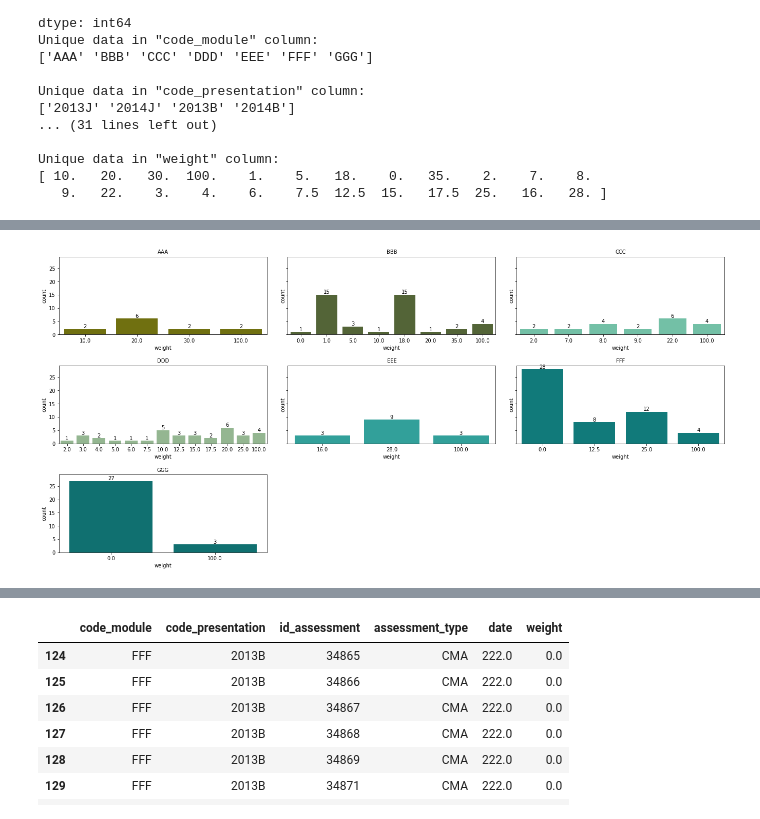
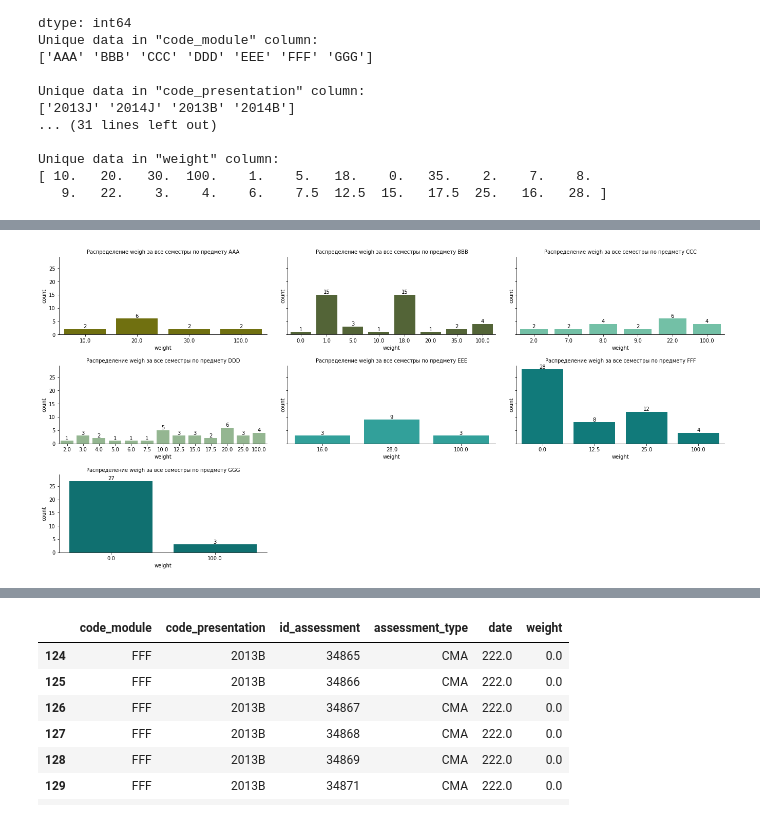
Before and after one commit to RiMGiR/EDA_Project, a Jupyter notebook: First_project.ipynb, the cells around one changed output, grey strips where cells are left out. Drawn from its saved outputs; the diff is of its cells as text; code cells hidden in the pictures.

```diff
--- a/First_project.ipynb
+++ b/First_project.ipynb
@@ -236,31 +279,31 @@ assessment[assessment.weight == 0]
 # %%
 #построим гистограмму по весу оценок по каждому предмету за оба года обучения
 
 modul = ['AAA', 'BBB', 'CCC', 'DDD', 'EEE', 'FFF', 'GGG']
 colors = ['#808000', '#556B2F', '#66CDAA', '#8FBC8B', '#20B2AA', '#008B8B', '#008080']
 
 fig, axes = plt.subplots(nrows = 3, ncols = 3, figsize = (20,10), sharey = True)
 plt.subplots_adjust(left=0.1,
                     bottom=0.1,
                     right=1,
                     top=0.9,
                     wspace=0.1,
                     hspace=0.4)
 
 
 for i, j, k in zip(modul, axes.flatten(), colors):
     plt.rcParams['axes.spines.top'] = False # remove  frame's top line
     plt.rcParams['axes.spines.right'] = False # remove  frame's right line
 
     subject = i
 
     sns.countplot(data = assessment.query('code_module == @subject'), x = 'weight', color = k, ax = j)
 
-    j.set_title(subject, fontsize = 10)
+    j.set_title('Распределение weigh за все семестры по предмету ' + subject, fontsize = 10)
     j.bar_label(j.containers[0], fontsize = 10)
 
 fig.delaxes(axes[2][1])
 fig.delaxes(axes[2][2])
 plt.show()
 # %% [output]
-[figure, old version]
+[figure, new version]
```
Also changed, not shown: parts of 108 cells of this notebook.
